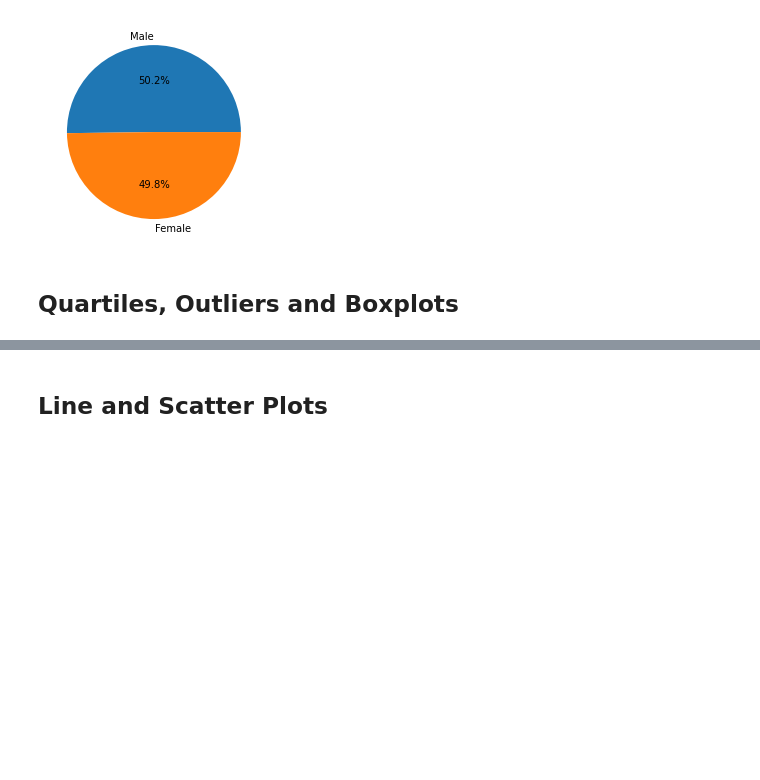
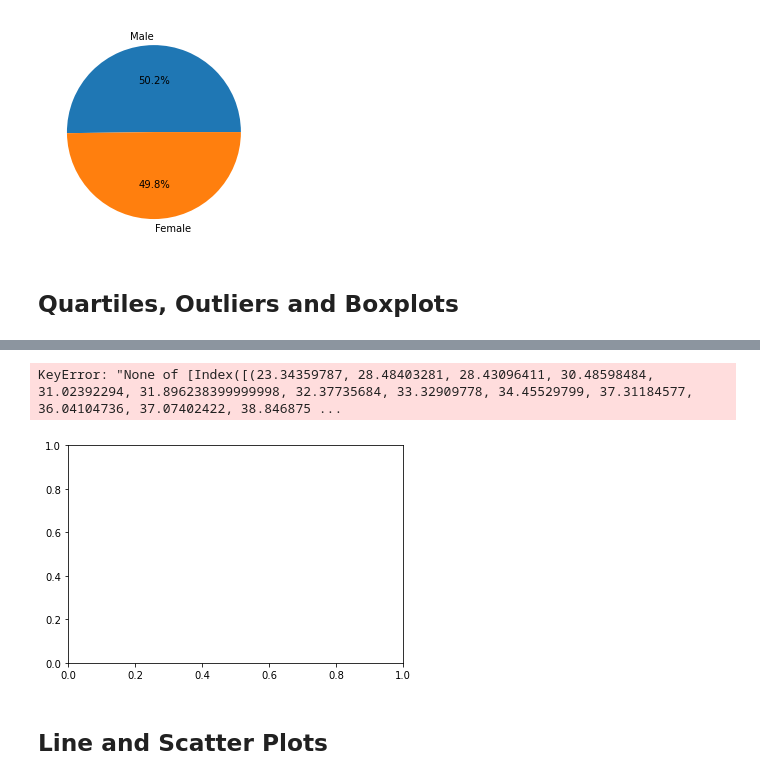
Before and after one commit to asdemonet/matplotlib-challenge, a Jupyter notebook: Instructions/Pymaceuticals/pymaceuticals_starter.ipynb, the cells around one changed output, grey strips where cells are left out. Drawn from its saved outputs; the diff is of its cells as text; code cells hidden in the pictures; blank space fills up the shorter version.

```diff
--- a/Instructions/Pymaceuticals/pymaceuticals_starter.ipynb
+++ b/Instructions/Pymaceuticals/pymaceuticals_starter.ipynb
@@ -244,23 +234,34 @@ ceftamin = merge.loc[merge["Drug Regimen"]=="Ceftamin"]
 # %%
 # Put treatments into a list for for loop (and later for plot labels)
-treatments = for treatment in treatments:
+treatment_ls = ["Capomulin", "Ramicane", "Infubinol", "Ceftamin"]
 
 
 # Create empty list to fill with tumor vol data (for plotting)
-
+tumor_vol_data = []
 
 # Calculate the IQR and quantitatively determine if there are any potential outliers.
+quartiles = merge["Tumor Volume (mm3)"].quantile([0.25, 0.5, 0.75])
+lowerq = quartiles[0.25]
+upperq = quartiles[0.75]
+iqr = upperq-lowerq
 
+# Locate the rows which contain mice on each drug and get the tumor volumes
+capomulin = merge.loc[merge["Drug Regimen"]=="Capomulin"]["Tumor Volume (mm3)"]
+ramicane = merge.loc[merge["Drug Regimen"]=="Ramicane"]["Tumor Volume (mm3)"]
+infubinol = merge.loc[merge["Drug Regimen"]=="Infubinol"]["Tumor Volume (mm3)"]
+ceftamin = merge.loc[merge["Drug Regimen"]=="Ceftamin"]["Tumor Volume (mm3)"]
 
-    # Locate the rows which contain mice on each drug and get the tumor volumes
+# add subset
+tumors = [capomulin, ramicane, infubinol, ceftamin]
+tumors_df = pd.DataFrame(data=tumors)
 
-
-    # add subset
-
-
-    # Determine outliers using upper and lower bounds
+# Determine outliers using upper and lower bounds
 # %%
 # Generate a box plot of the final tumor volume of each mouse across four regimens of interest
+tumors_df.boxplot(tumors)
+# %% [output]
+KeyError: "None of [Index([(23.34359787, 28.48403281, 28.43096411, 30.48598484, 31.02392294, 31.896238399999998, 32.37735684, 33.32909778, 34.45529799, 37.31184577, 36.04104736, 37.07402422, 38.846875 ...
+[figure, added]
 # %% [markdown]
 ## Line and Scatter Plots
 # %%
```
Also changed, not shown: parts of 3 cells of this notebook, 1 other file.
